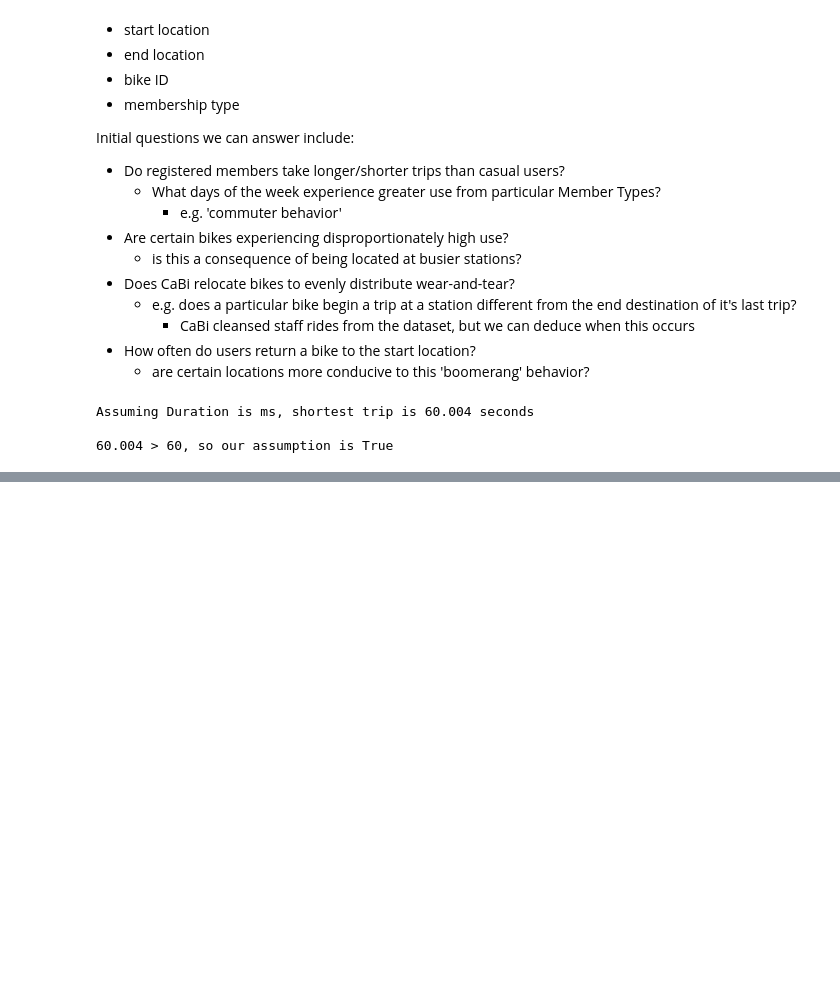
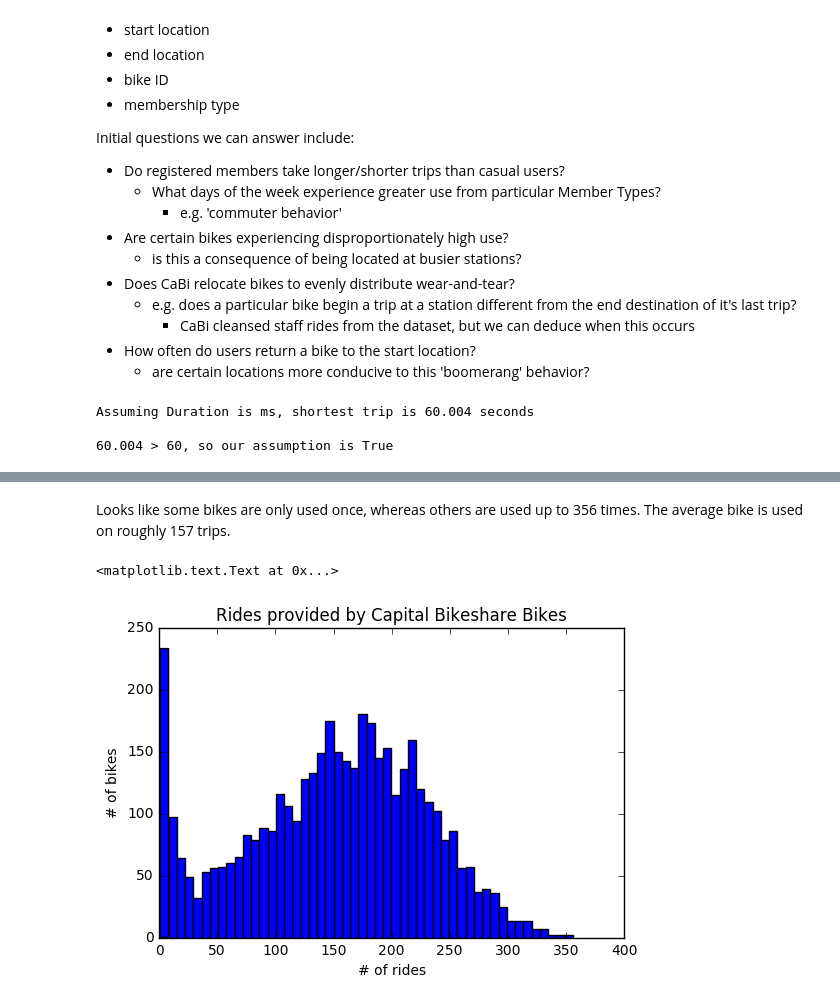
Before and after one commit to josephhaaga/CapitalBikeshare, a Jupyter notebook: InitialEDA.ipynb, the cells around one changed output, grey strips where cells are left out. Drawn from its saved outputs; the diff is of its cells as text; code cells hidden in the pictures; blank space fills up the shorter version.

```diff
--- a/InitialEDA.ipynb
+++ b/InitialEDA.ipynb
@@ -74,0 +126,3 @@ grouped_by_membership['Duration (m)'].mean().plot(kind='bar', rot=0, title="Aver
+# %%
+rides_per_bike = raw.groupby('Bike number').agg(['count'])
+rides_per_bike = rides_per_bike.iloc[:,0:1]
@@ -74,0 +141,9 @@ grouped_by_membership['Duration (m)'].mean().plot(kind='bar', rot=0, title="Aver
+# %% [markdown]
+Looks like some bikes are only used once, whereas others are used up to 356 times. The average bike is used on roughly 157 trips.
+# %%
+z = rides_per_bike['Duration'].plot(kind='hist', bins=50, legend=None, title="Rides provided by Capital Bikeshare Bikes")
+z.set_ylabel("# of bikes")
+z.set_xlabel("# of rides")
+# %% [output]
+<matplotlib.text.Text at 0x...>
+[figure, added]
```
Also changed, not shown: parts of 19 cells of this notebook, 1 other file.
